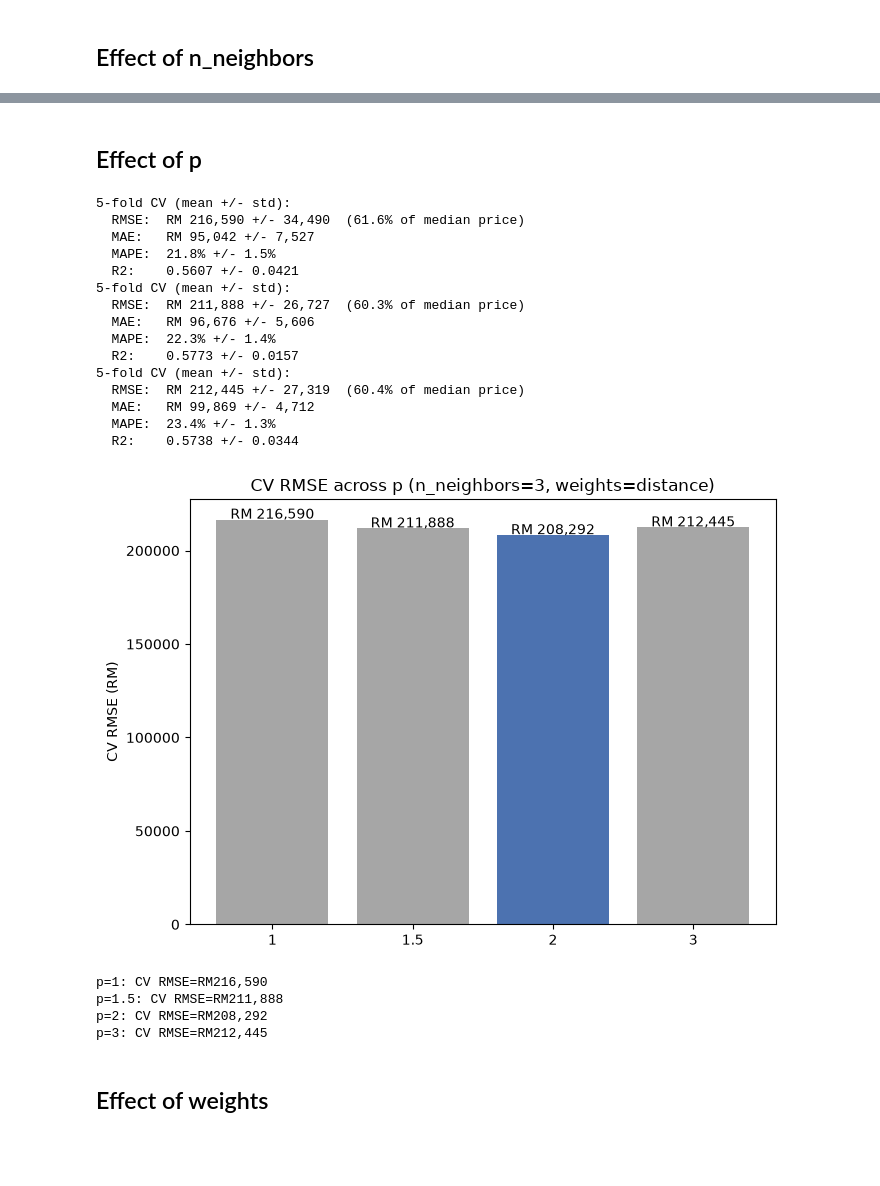
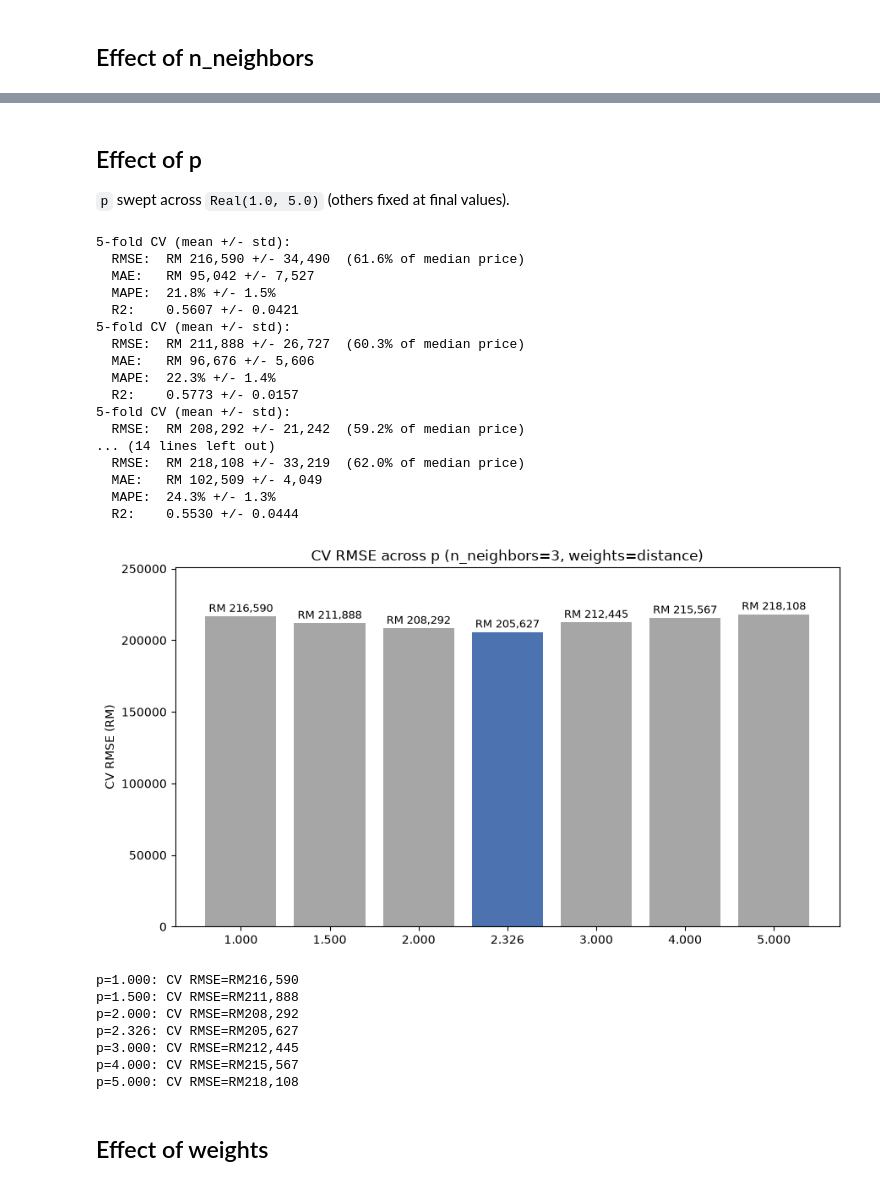
Before and after one commit to Lowzh5/Malaysian-Condominium-Prices-Data, a Jupyter notebook: src/model_knn.ipynb, the cells around one changed output, grey strips where cells are left out. Saved outputs shown, nothing was run; the diff lists cells and outputs as text; code cells hidden in the pictures; blank space fills up the shorter version.

Commit message:
KNN n randomforest

```diff
--- a/src/model_knn.ipynb
+++ b/src/model_knn.ipynb
@@ -37,6 +35,8 @@ The model was tuned using `GridSearchCV` with 5-fold cross-validation on `X_trai
 # %%
 from sklearn.preprocessing import StandardScaler
 from sklearn.pipeline import Pipeline
+from skopt import BayesSearchCV
+from skopt.space import Integer, Real, Categorical
 
 def rm_scale_rmse(y_true_log, y_pred_log):
     y_true_rm = np.exp(y_true_log)
@@ -51,21 +51,23 @@ knn_pipeline = Pipeline([
     ("knn", KNeighborsRegressor()),
 ])
 
-param_grid = {
-    "knn__n_neighbors": [3, 5, 7, 10, 15, 20, 30],
-    "knn__weights": ["uniform", "distance"],
-    "knn__p": [1, 1.5, 2, 3],
+search_spaces = {
+    "knn__n_neighbors": Integer(1, 50),
+    "knn__weights": Categorical(["uniform", "distance"]),
+    "knn__p": Real(1.0, 5.0),
 }
 
-grid_search = GridSearchCV(
+bayes_search = BayesSearchCV(
     knn_pipeline,
-    param_grid,
+    search_spaces,
+    n_iter=50,
     scoring=rm_rmse_scorer,
     cv=cv_splitter,
     n_jobs=-1,
+    random_state=42,
 )
-grid_search.fit(X_train, y_train)
+bayes_search.fit(X_train, y_train)
 
-print("Best params:", grid_search.best_params_)
-print(f"Best CV score (RM-scale RMSE): RM {-grid_search.best_score_:,.0f}")
+print("Best params:", bayes_search.best_params_)
+print(f"Best CV score (RM-scale RMSE): RM {-bayes_search.best_score_:,.0f}")
 # %% [output]
@@ -78,6 +79,6 @@ Run on `X_train` only (`X_test` stays untouched), using the same fold split as t
 # %%
 cv_results = cross_validate_model(
-    grid_search.best_estimator_,
+    bayes_search.best_estimator_,
     X_train, y_train, n_splits=5,
 )
 # %% [output]
@@ -165,8 +164,8 @@ The figures below sweep each hyperparameter individually, holding the other two
 # %%
 import matplotlib.pyplot as plt
 
-best = grid_search.best_params_
-k_candidates = [3, 5, 7, 10, 15, 20, 30]
+best = bayes_search.best_params_
+k_candidates = sorted({1, 2, 3, 5, 7, 10, 15, 20, 30, 50, best["knn__n_neighbors"]})
 cv_rmse_by_k = []
 
 for k in k_candidates:
@@ -187,7 +186,7 @@ plt.plot(k_labels, cv_rmse_by_k, marker="o", color="#4c72b0")
 plt.axvline(x=k_labels.index(str(best["knn__n_neighbors"])), color="grey", linestyle="--", alpha=0.6, label=f"Selected (n_neighbors={best['knn__n_neighbors']})")
 plt.xlabel("n_neighbors")
 plt.ylabel("CV RMSE (RM)")
-plt.title(f"CV RMSE across n_neighbors (weights={best['knn__weights']}, p={best['knn__p']})")
+plt.title(f"CV RMSE across n_neighbors (weights={best['knn__weights']}, p={best['knn__p']:.3f})")
 plt.legend()
 plt.tight_layout()
 plt.show()
@@ -223,8 +225,9 @@ n_neighbors=30: CV RMSE=RM240,465
 # %% [markdown]
 ## Effect of p
+`p` swept across `Real(1.0, 5.0)` (others fixed at final values).
 # %%
-best = grid_search.best_params_
-p_candidates = [1, 1.5, 2, 3]
+best = bayes_search.best_params_
+p_candidates = sorted({1.0, 1.5, 2.0, 3.0, 4.0, 5.0, best["knn__p"]})
 cv_rmse_by_p = []
 
 for p in p_candidates:
@@ -232,46 +235,53 @@ for p in p_candidates:
         cv_rmse_by_p.append(cv_results["mean"]["RMSE"])
         continue
     pipeline = Pipeline([
         ("scaler", StandardScaler()),
         ("knn", KNeighborsRegressor(n_neighbors=best["knn__n_neighbors"], weights=best["knn__weights"], p=p)),
     ])
     cv = cross_validate_model(pipeline, X_train, y_train, n_splits=5)
     cv_rmse_by_p.append(cv["mean"]["RMSE"])
 
+p_labels = [f"{p:.3f}" for p in p_candidates]
 colors = ["#4c72b0" if p == best["knn__p"] else "#a6a6a6" for p in p_candidates]
 
-plt.figure(figsize=(7, 5))
-plt.bar([str(p) for p in p_candidates], cv_rmse_by_p, color=colors)
+plt.figure(figsize=(9, 5))
+plt.bar(p_labels, cv_rmse_by_p, color=colors)
 plt.ylabel("CV RMSE (RM)")
 plt.title(f"CV RMSE across p (n_neighbors={best['knn__n_neighbors']}, weights={best['knn__weights']})")
+plt.ylim(0, max(cv_rmse_by_p) * 1.15)
 for i, v in enumerate(cv_rmse_by_p):
-    plt.text(i, v + 500, f"RM {v:,.0f}", ha="center")
+    plt.text(i, v + max(cv_rmse_by_p) * 0.015, f"RM {v:,.0f}", ha="center", fontsize=9)
 plt.tight_layout()
 plt.show()
 
-for p, r in zip(p_candidates, cv_rmse_by_p):
+for p, r in zip(p_labels, cv_rmse_by_p):
     print(f"p={p}: CV RMSE=RM{r:,.0f}")
 # %% [output]
 5-fold CV (mean +/- std):
   RMSE:  RM 216,590 +/- 34,490  (61.6% of median price)
   MAE:   RM 95,042 +/- 7,527
   MAPE:  21.8% +/- 1.5%
   R2:    0.5607 +/- 0.0421
 5-fold CV (mean +/- std):
   RMSE:  RM 211,888 +/- 26,727  (60.3% of median price)
   MAE:   RM 96,676 +/- 5,606
   MAPE:  22.3% +/- 1.4%
   R2:    0.5773 +/- 0.0157
 5-fold CV (mean +/- std):
-  RMSE:  RM 212,445 +/- 27,319  (60.4% of median price)
-  MAE:   RM 99,869 +/- 4,712
-  MAPE:  23.4% +/- 1.3%
-  R2:    0.5738 +/- 0.0344
+  RMSE:  RM 208,292 +/- 21,242  (59.2% of median price)
+... (14 lines left out)
+  RMSE:  RM 218,108 +/- 33,219  (62.0% of median price)
+  MAE:   RM 102,509 +/- 4,049
+  MAPE:  24.3% +/- 1.3%
+  R2:    0.5530 +/- 0.0444
-[figure, old version]
+[figure, new version]
-p=1: CV RMSE=RM216,590
-p=1.5: CV RMSE=RM211,888
-p=2: CV RMSE=RM208,292
-p=3: CV RMSE=RM212,445
+p=1.000: CV RMSE=RM216,590
+p=1.500: CV RMSE=RM211,888
+p=2.000: CV RMSE=RM208,292
+p=2.326: CV RMSE=RM205,627
+p=3.000: CV RMSE=RM212,445
+p=4.000: CV RMSE=RM215,567
+p=5.000: CV RMSE=RM218,108
 # %% [markdown]
 ## Effect of weights
 # %%
```
Also changed, not shown: parts of 14 cells of this notebook, 1 other file.
